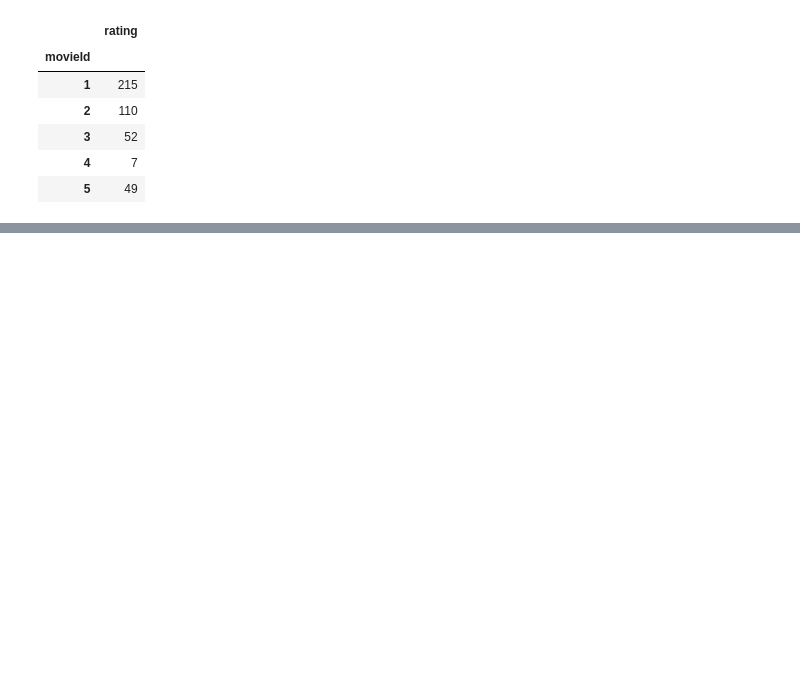
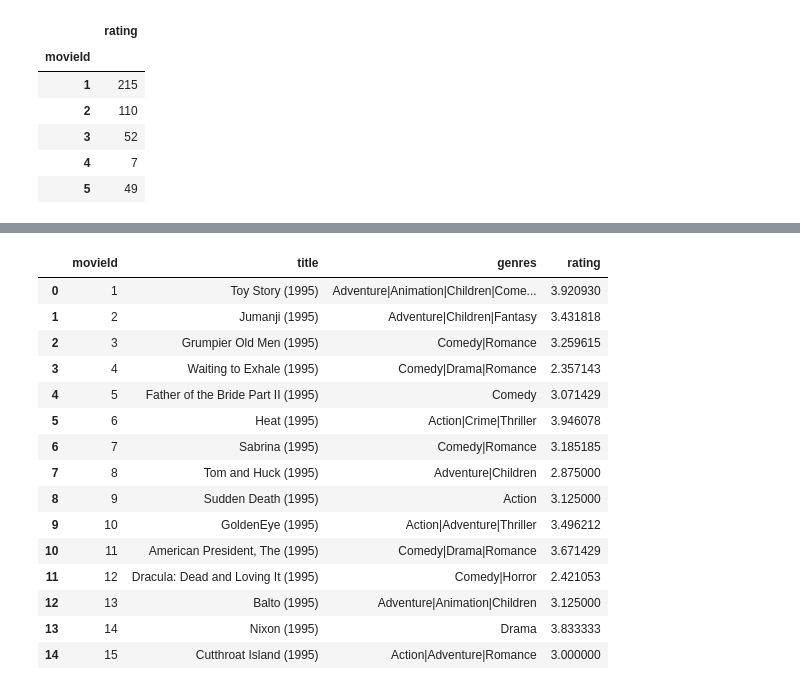
Before and after one commit to kotteeshwaran/pandas, a Jupyter notebook: movie_dataset.ipynb, the cells around one changed output, grey strips where cells are left out. Saved outputs shown, nothing was run; the diff lists cells and outputs as text; code cells hidden in the pictures; blank space fills up the shorter version.

```diff
--- a/movie_dataset.ipynb
+++ b/movie_dataset.ipynb
@@ -421,0 +515,4 @@ movie_count.head()
+# %%
+avg_rating = ratings.groupby('movieId', as_index=False).mean()
+del avg_rating['userId']
+avg_rating.head()
@@ -421,0 +526,20 @@ movie_count.head()
+# %%
+box_office = movies.merge(avg_rating,on = 'movieId',how ="inner")
+box_office.head(15)
+# %% [output]
+|  | movieId | title | genres | rating |
+| 0 | 1 | Toy Story (1995) | Adventure|Animation|Children|Come... | 3.920930 |
+| 1 | 2 | Jumanji (1995) | Adventure|Children|Fantasy | 3.431818 |
+| 2 | 3 | Grumpier Old Men (1995) | Comedy|Romance | 3.259615 |
+| 3 | 4 | Waiting to Exhale (1995) | Comedy|Drama|Romance | 2.357143 |
+| 4 | 5 | Father of the Bride Part II (1995) | Comedy | 3.071429 |
+| 5 | 6 | Heat (1995) | Action|Crime|Thriller | 3.946078 |
+| 6 | 7 | Sabrina (1995) | Comedy|Romance | 3.185185 |
+| 7 | 8 | Tom and Huck (1995) | Adventure|Children | 2.875000 |
+| 8 | 9 | Sudden Death (1995) | Action | 3.125000 |
+| 9 | 10 | GoldenEye (1995) | Action|Adventure|Thriller | 3.496212 |
+| 10 | 11 | American President, The (1995) | Comedy|Drama|Romance | 3.671429 |
+| 11 | 12 | Dracula: Dead and Loving It (1995) | Comedy|Horror | 2.421053 |
+| 12 | 13 | Balto (1995) | Adventure|Animation|Children | 3.125000 |
+| 13 | 14 | Nixon (1995) | Drama | 3.833333 |
+| 14 | 15 | Cutthroat Island (1995) | Action|Adventure|Romance | 3.000000 |
```
Also changed, not shown: parts of 19 cells of this notebook.
